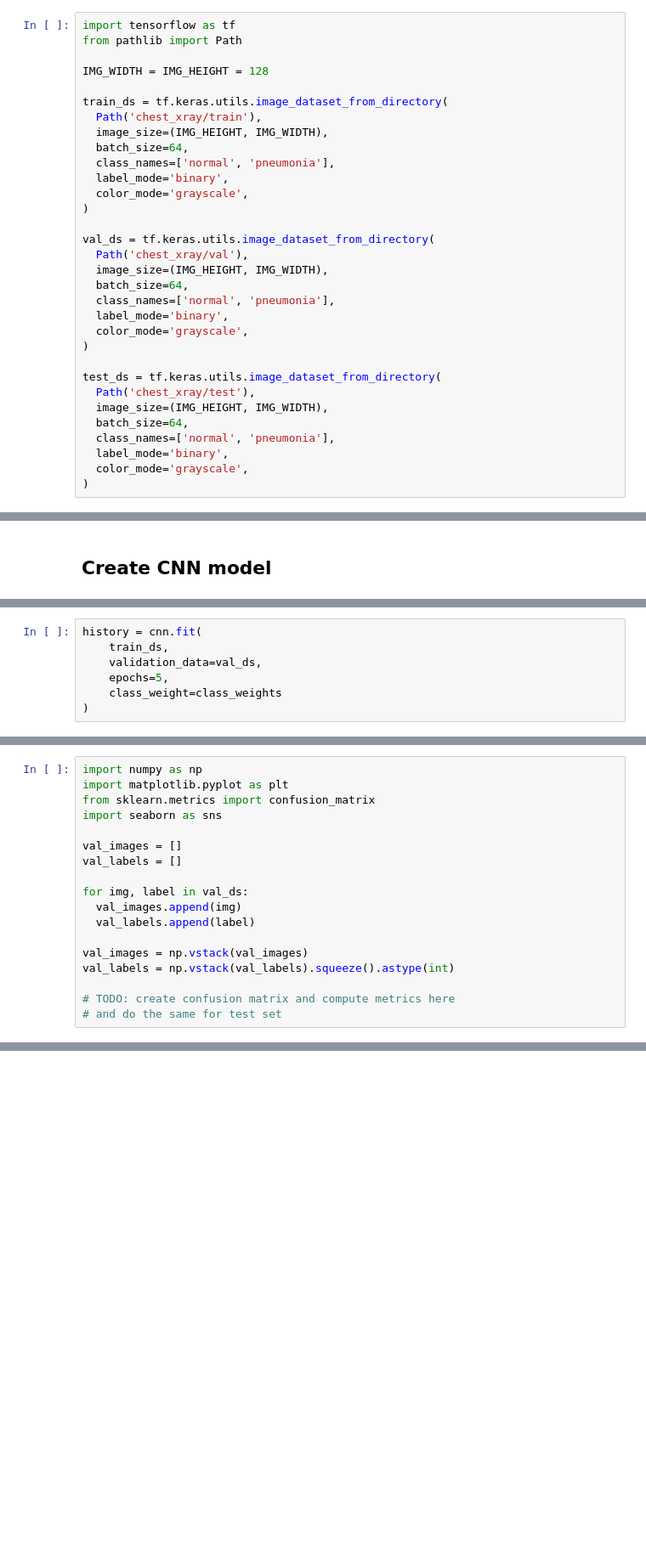
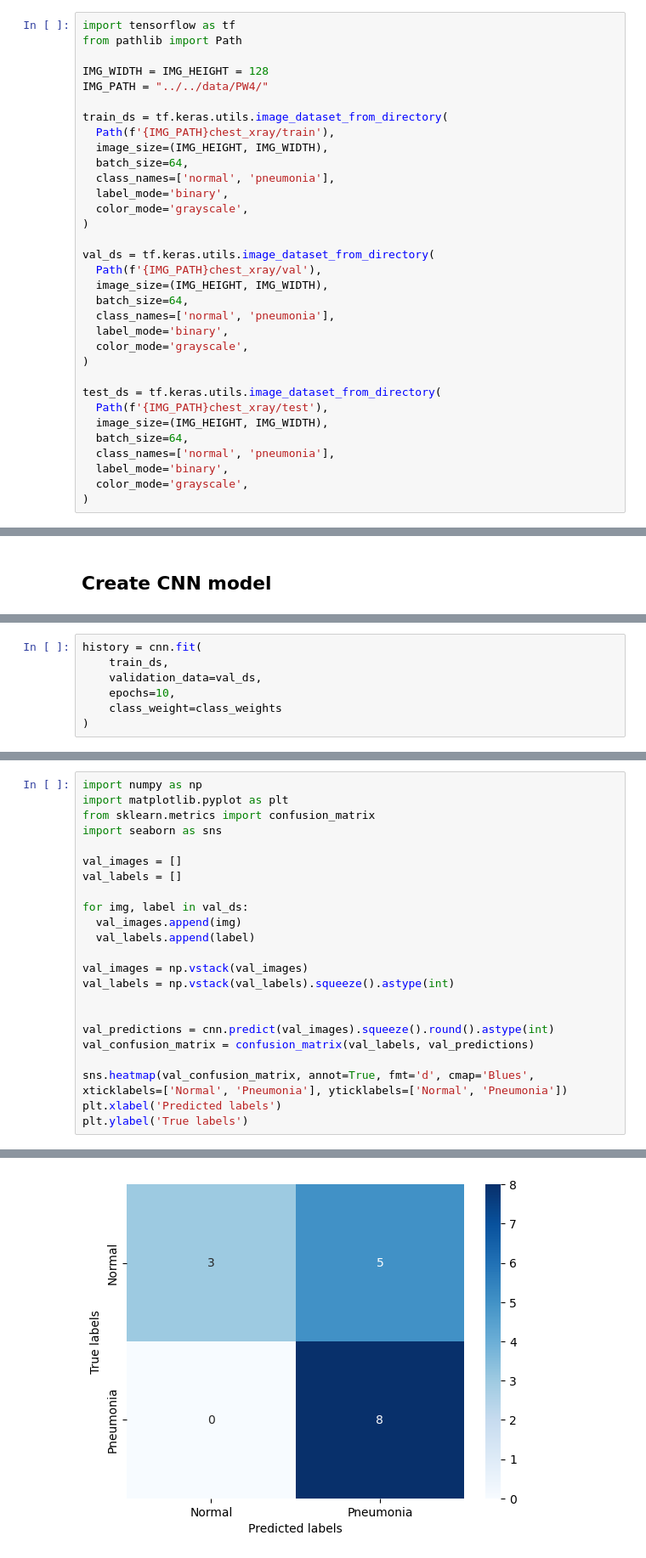
Before and after one commit to Raynobrak/heigvd-labos-arn, a Jupyter notebook: PW4/PW4_notebooks/CNN_pneumonia.ipynb, the cells around one changed output, grey strips where cells are left out. Shown at 85% size. Drawn from its saved outputs; the diff is of its cells as text; blank space fills up the shorter version.

```diff
--- a/PW4/PW4_notebooks/CNN_pneumonia.ipynb
+++ b/PW4/PW4_notebooks/CNN_pneumonia.ipynb
@@ -15,9 +15,10 @@ import tensorflow as tf
 from pathlib import Path
 
 IMG_WIDTH = IMG_HEIGHT = 128
+IMG_PATH = "../../data/PW4/"
 
 train_ds = tf.keras.utils.image_dataset_from_directory(
-  Path('chest_xray/train'),
+  Path(f'{IMG_PATH}chest_xray/train'),
   image_size=(IMG_HEIGHT, IMG_WIDTH),
   batch_size=64,
   class_names=['normal', 'pneumonia'],
@@ -26,7 +27,7 @@ train_ds = tf.keras.utils.image_dataset_from_directory(
 )
 
 val_ds = tf.keras.utils.image_dataset_from_directory(
-  Path('chest_xray/val'),
+  Path(f'{IMG_PATH}chest_xray/val'),
   image_size=(IMG_HEIGHT, IMG_WIDTH),
   batch_size=64,
   class_names=['normal', 'pneumonia'],
@@ -35,7 +36,7 @@ val_ds = tf.keras.utils.image_dataset_from_directory(
 )
 
 test_ds = tf.keras.utils.image_dataset_from_directory(
-  Path('chest_xray/test'),
+  Path(f'{IMG_PATH}chest_xray/test'),
   image_size=(IMG_HEIGHT, IMG_WIDTH),
   batch_size=64,
   class_names=['normal', 'pneumonia'],
@@ -112,6 +169,6 @@ plot_model(cnn, show_shapes=True, show_layer_names=True)
 history = cnn.fit(
     train_ds,
     validation_data=val_ds,
-    epochs=5,
+    epochs=10,
     class_weight=class_weights
 )
@@ -149,5 +230,11 @@ for img, label in val_ds:
 val_images = np.vstack(val_images)
 val_labels = np.vstack(val_labels).squeeze().astype(int)
 
-# TODO: create confusion matrix and compute metrics here
-# and do the same for test set
+
+val_predictions = cnn.predict(val_images).squeeze().round().astype(int)
+val_confusion_matrix = confusion_matrix(val_labels, val_predictions)
+
+sns.heatmap(val_confusion_matrix, annot=True, fmt='d', cmap='Blues', xticklabels=['Normal', 'Pneumonia'], yticklabels=['Normal', 'Pneumonia'])
+plt.xlabel('Predicted labels')
+plt.ylabel('True labels')
+# %% [output]
@@ -153,0 +243 @@ val_labels = np.vstack(val_labels).squeeze().astype(int)
+[figure, added]
```
Also changed, not shown: parts of 15 cells of this notebook, 1 other file.
